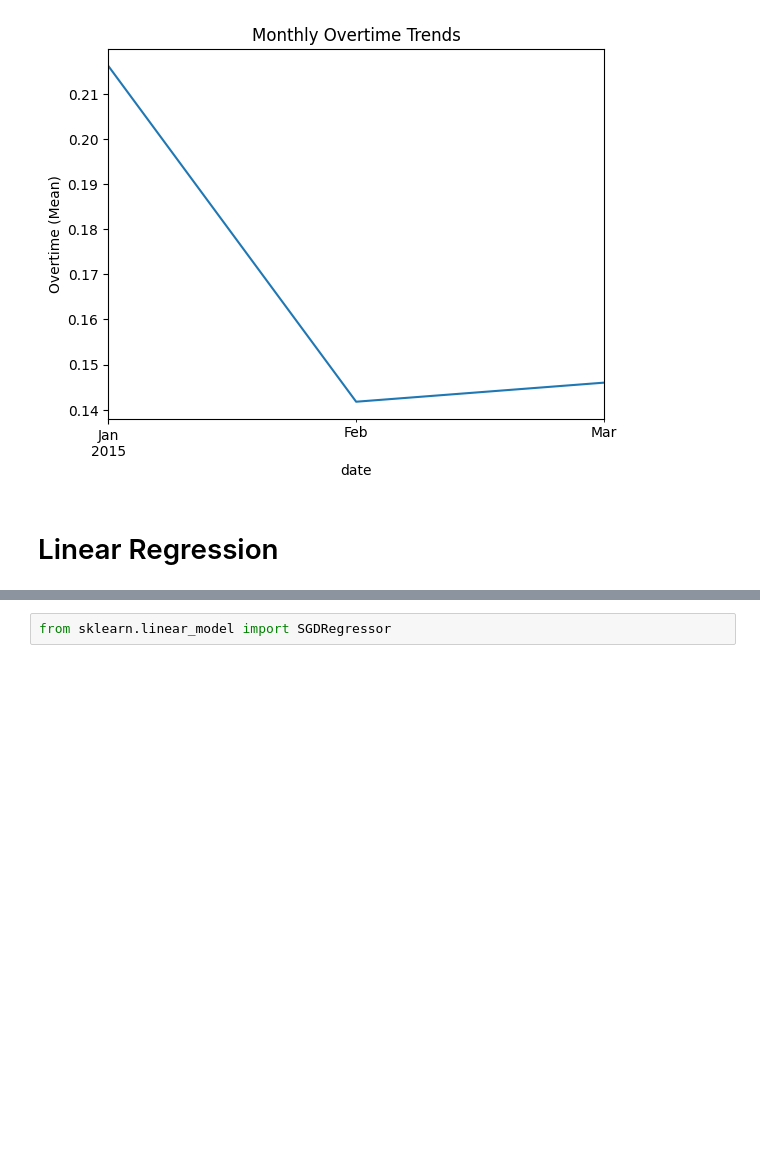
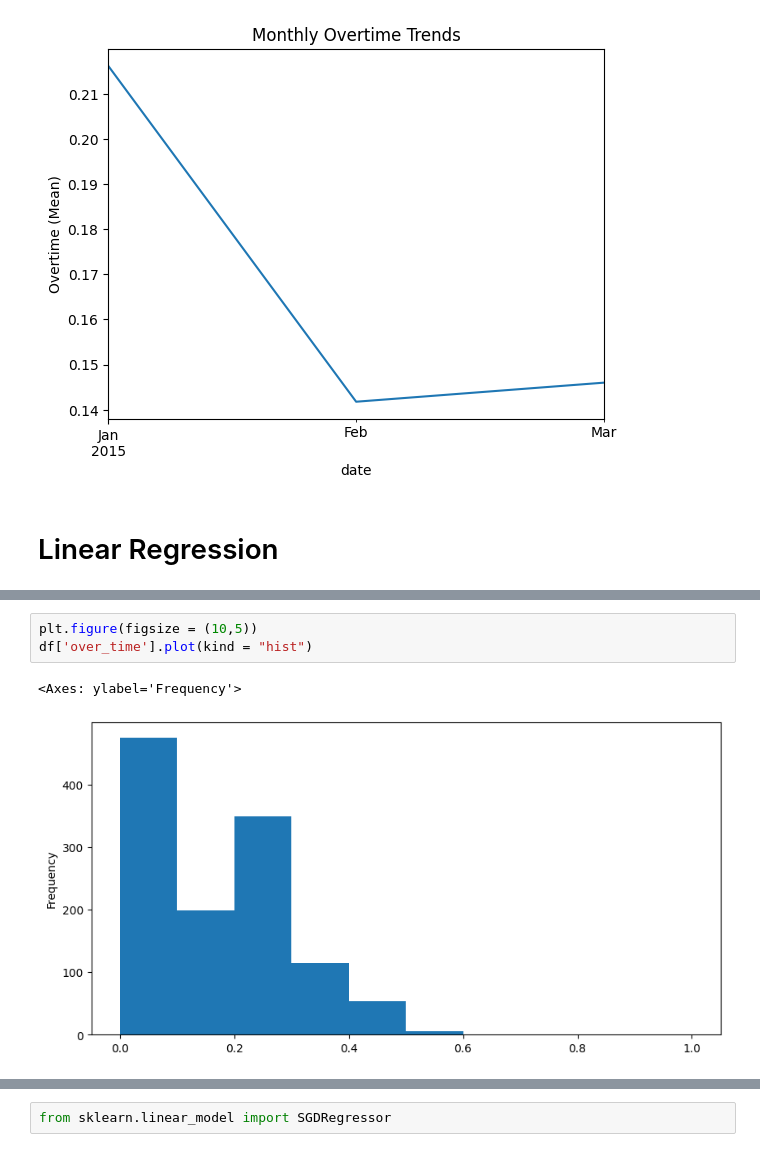
Before and after one commit to jordanchong911/Garments, a Jupyter notebook: garments.ipynb, the cells around one changed output, grey strips where cells are left out. Drawn from its saved outputs; the diff is of its cells as text; blank space fills up the shorter version.

```diff
--- a/garments.ipynb
+++ b/garments.ipynb
@@ -352,0 +339,6 @@ plt.show()
+# %%
+plt.figure(figsize = (10,5))
+df['over_time'].plot(kind = "hist")
+# %% [output]
+<Axes: ylabel='Frequency'>
+[figure, added]
```
Also changed, not shown: parts of 38 cells of this notebook, 1 other file.
